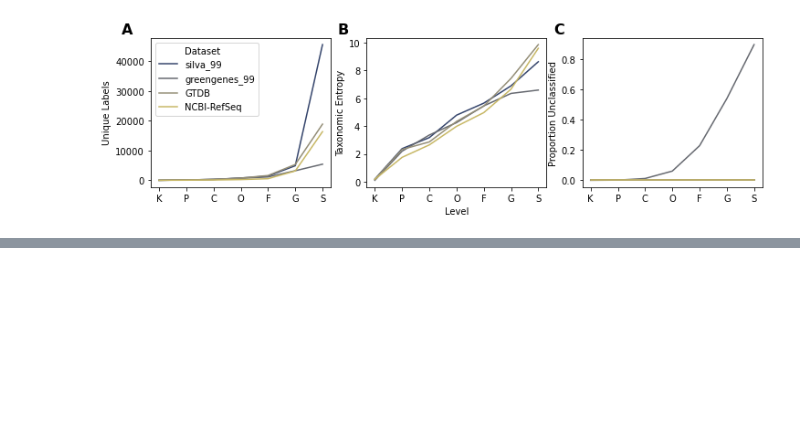
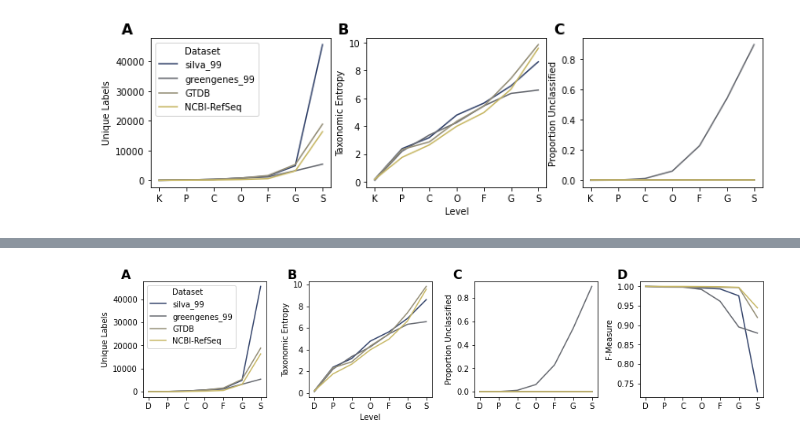
Before and after one commit to bokulich-lab/db-benchmarks-2020, a Jupyter notebook: notebooks/16S_db_comparison.ipynb, the cells around one changed output, grey strips where cells are left out. Saved outputs shown, nothing was run; the diff lists cells and outputs as text; code cells hidden in the pictures; blank space fills up the shorter version.

```diff
--- a/notebooks/16S_db_comparison.ipynb
+++ b/notebooks/16S_db_comparison.ipynb
@@ -244,0 +529,54 @@ fig.savefig('../data/plots/compare_16S_taxonomy_evaluation.pdf', bbox_inches='ti
+# %%
+fig_data = dict()
+with tempfile.TemporaryDirectory() as temp_dir_name:
+    files = glob('../data/eval/compare_16S_taxonomic_*.qzv')
+    files += ['../data/eval/compare_16S_classification_eval.qzv']
+    for f in files:
+        name = f.split('/')[-1].split('.qzv')[0]
+        f = q2.Visualization.load(f)
+        f.export_data(temp_dir_name)
+        fig_data[name] = q2.Metadata.load(temp_dir_name + '/data.tsv').to_dataframe()
+# %%
+db_labels = ['silva_99', 'greengenes_99', 'GTDB', 'NCBI-RefSeq']
+plot_keys = ['compare_16S_taxonomic_eval',
+             'compare_16S_taxonomic_eval',
+             'compare_16S_taxonomic_eval_dropemptyranks',
+             'compare_16S_classification_eval']
+signals = ['Unique Labels',
+           'Taxonomic Entropy',
+           'Proportion of Features Unclassified at Depth',
+           'F-Measure']
+labels = list('ABCDEF')
+
+fig, axes = plt.subplots(1, 4, figsize=(12, 3), sharex=False)
+axes = axes.flatten()
+for ax, key, signal, label in zip(axes, plot_keys, signals, labels):
+    ax.text(-0.1, 1.1, label, transform=ax.transAxes,
+            fontsize=16, fontweight='bold', va='top', ha='right')
+    dat = fig_data[key].copy()
+    #dat.loc[:, 'Dataset'] = dat.loc[:, 'Dataset'].replace(relabels)
+    dat = dat[dat['Dataset'] != 'drop']
+    dat['Level'] = dat['Level'].replace({
+        1: 'D', 2: 'P', 3: 'C', 4: 'O',
+        5: 'F', 6: 'G', 7: 'S'})
+    if ax == axes[0]:
+        legend = 'brief'
+    else:
+        legend = False
+    if ax == axes[-1]:
+        dat = dat[dat['Dataset'].isin([
+            'GG_noCV', 'SILVA_noCV', 'GTDB_noCV', 'NCBI_noCV'])]
+        dat['Dataset'] = dat['Dataset'].replace({
+            'GG_noCV': 'greengenes_99', 'SILVA_noCV': 'silva_99',
+            'GTDB_noCV': 'GTDB', 'NCBI_noCV': 'NCBI-RefSeq'})
+    g = sns.lineplot(x='Level', y=signal, hue='Dataset', data=dat, ax=ax,
+                     legend=legend, palette='cividis', sort=False,
+                     hue_order=db_labels)
+    if ax == axes[2]:
+        ax.set_ylabel('Proportion Unclassified')
+    if ax != axes[1]:
+        ax.set_xlabel('')
+fig.tight_layout()
+fig.savefig('../data/plots/compare_16S_taxonomy_evaluation.pdf', bbox_inches='tight')
+# %% [output]
+[figure, added]
```
Also changed, not shown: parts of 38 cells of this notebook, 6 other files.
